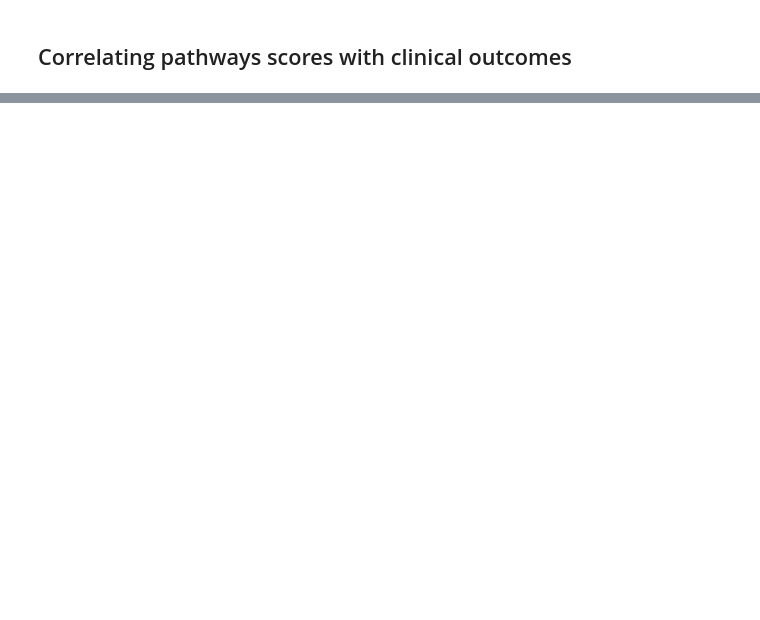
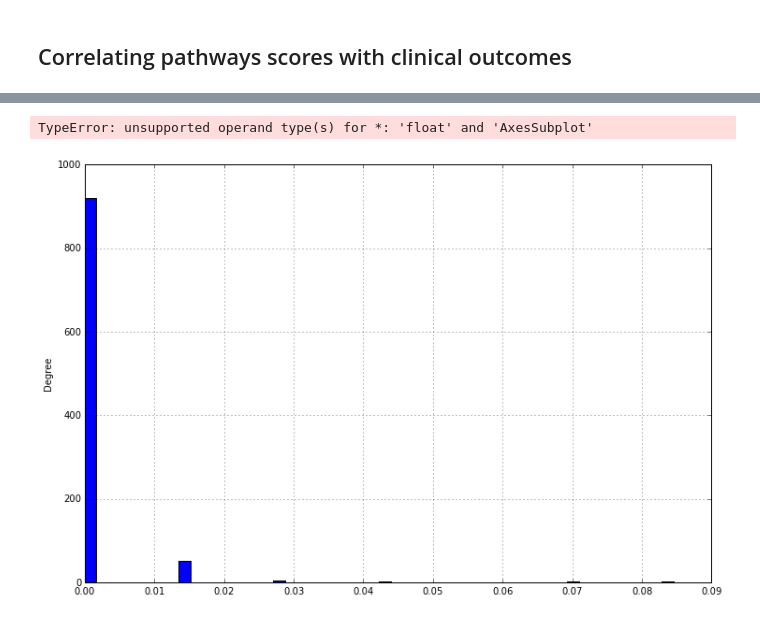
Before and after one commit to nitinksingh/driver, a Jupyter notebook: pathways-mutation-score.ipynb, the cells around one changed output, grey strips where cells are left out. Cells and saved outputs as stored; diff of their text form; code cells hidden in the pictures; blank space fills up the shorter version.

```diff
--- a/pathways-mutation-score.ipynb
+++ b/pathways-mutation-score.ipynb
@@ -86,0 +116,5 @@ display(can_type_wid)
+# %%
+sdf.ix['KEGG_MELANOMA'].plot(kind='hist', bins=50)
+# %% [output]
+TypeError: unsupported operand type(s) for *: 'float' and 'AxesSubplot'
+[figure, added]
```
Also changed, not shown: parts of 5 cells of this notebook, 7 other files.
